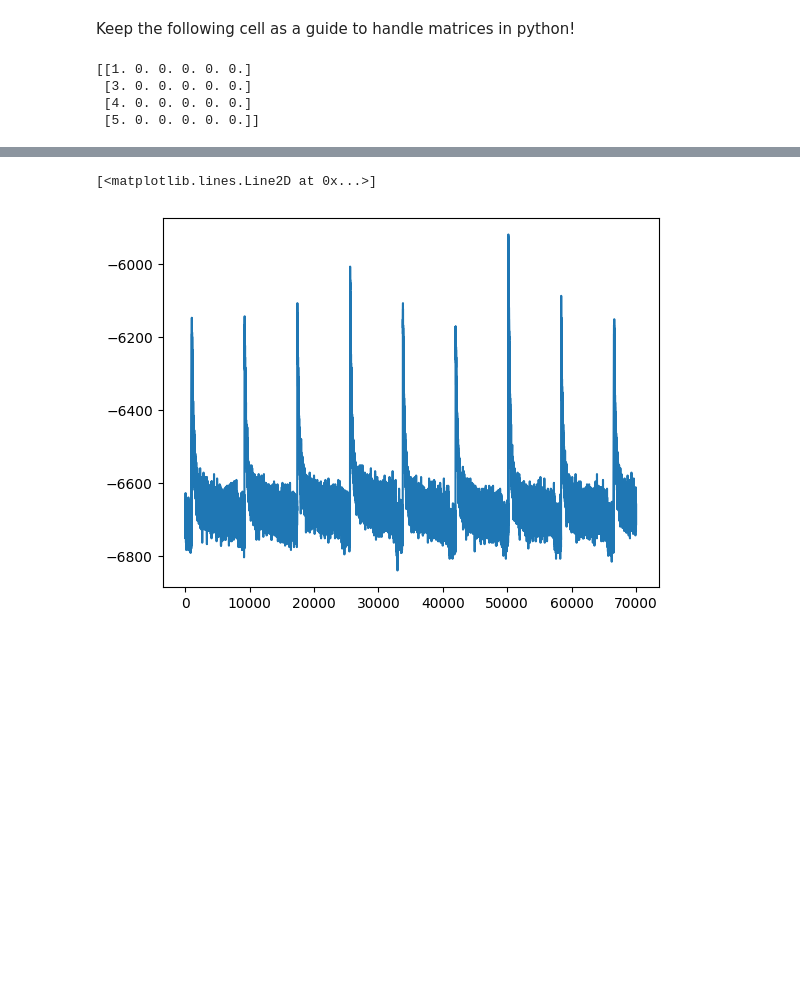
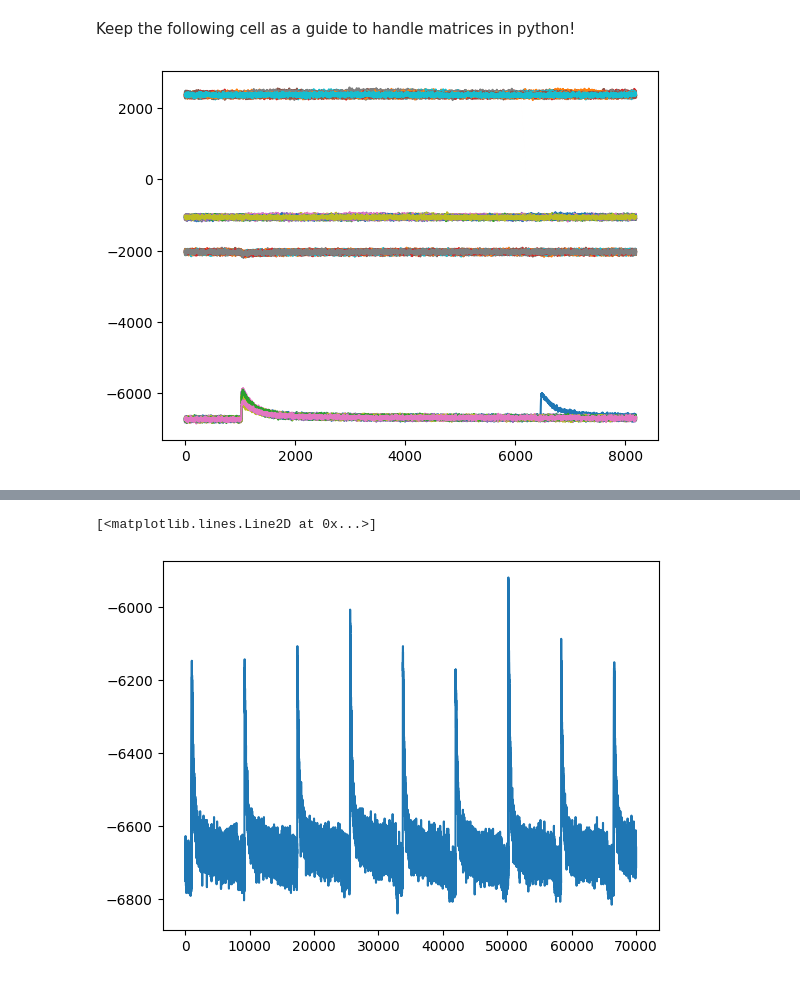
Before and after one commit to biqute/QTLab2223, a Jupyter notebook: SingleIRdetection/src/iqcorrection_src/test_convertdebug.ipynb, the cells around one changed output, grey strips where cells are left out. Cells and saved outputs as stored; diff of their text form; code cells hidden in the pictures; blank space fills up the shorter version.

```diff
--- a/SingleIRdetection/src/iqcorrection_src/test_convertdebug.ipynb
+++ b/SingleIRdetection/src/iqcorrection_src/test_convertdebug.ipynb
@@ -441,16 +433,21 @@ ValueError: could not convert string to float: ''
 # %% [markdown]
 Keep the following cell as a guide to handle matrices in python!
-# %%
-vec = np.zeros([4, 6])
-vector = np.zeros([4, 2])
-vector[:, 0] = np.array([1, 3, 4, 5])
-vec[:, 0:2] = vector
-print(vec)
-# %% [output]
-[[1. 0. 0. 0. 0. 0.]
- [3. 0. 0. 0. 0. 0.]
- [4. 0. 0. 0. 0. 0.]
- [5. 0. 0. 0. 0. 0.]]
+# %%
+import numpy as np
+
+filename = 'C:\\Users\\alexb\\OneDrive\\Documenti\\Lab_locale\\iqcorrection\\iqcorrection_src\\Data\\Spectra\\run34\\run34_spectra0.txt'
+for i in range(50):
+    start = i*8192
+    stop = (i + 1)*8192
+    rows = stop - start
+    data = np.loadtxt(filename, dtype = float, delimiter = '\t', skiprows = start, max_rows = rows)
+    plt.plot(data[:, 0])
+    plt.plot(data[:, 1])
+    plt.plot(data[:, 2])
+    plt.plot(data[:, 3])
+plt.show()
+# %% [output]
+[figure, added]
 # %%
 from readdata import ReadData
 [idata, qdata] = ReadData('C:\\Users\\alexb\\OneDrive\\Documenti\\Lab_locale\\iqcorrection\\iqcorrection_src\\Data\\Spectra\\run34\\run34_spectra0.txt', 0, 1)
```
Also changed, not shown: parts of 4 cells of this notebook, 11 other files.
